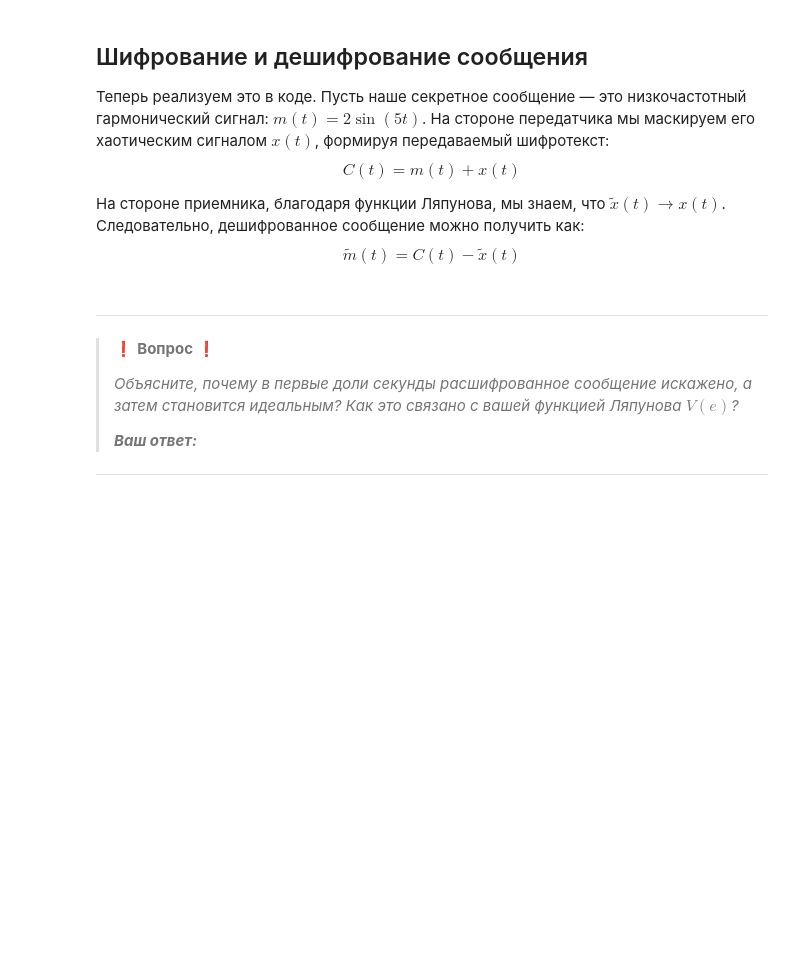
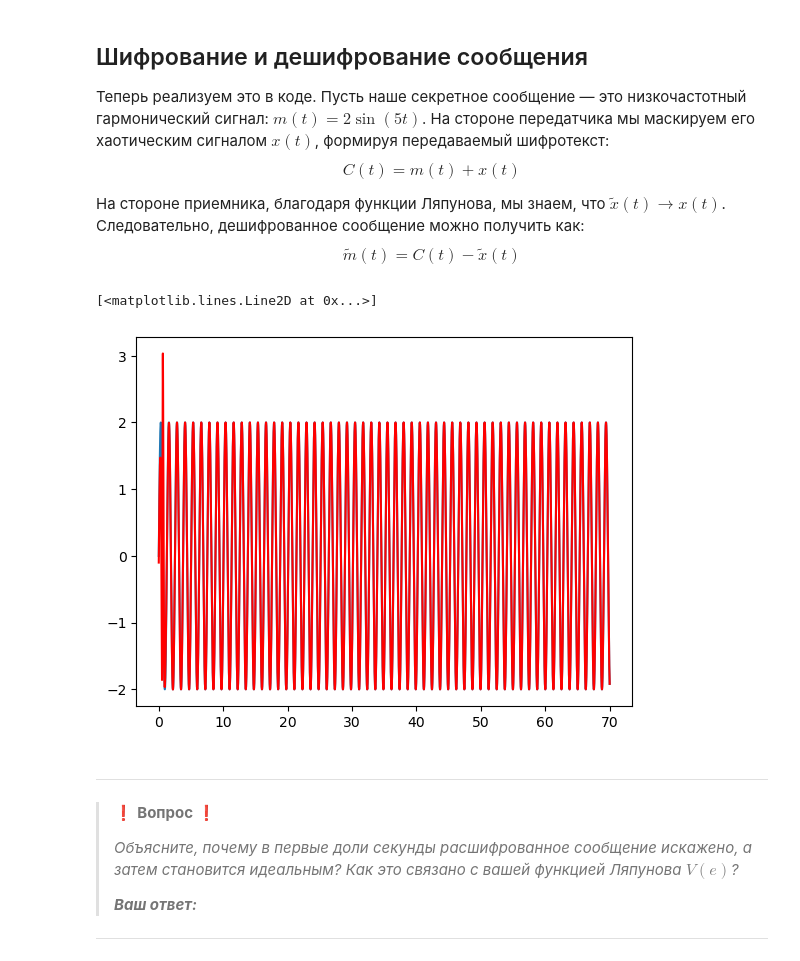
Before and after one commit to Vifiel/chaos, a Jupyter notebook: lab_de_chaos_crypto.ipynb, the cells around one changed output. Cells and saved outputs as stored; diff of their text form; code cells hidden in the pictures; blank space fills up the shorter version.

```diff
--- a/lab_de_chaos_crypto.ipynb
+++ b/lab_de_chaos_crypto.ipynb
@@ -273,24 +276,49 @@ $$C(t) = m(t) + x(t)$$
 
 На стороне приемника, благодаря функции Ляпунова, мы знаем, что $\tilde{x}(t) \to x(t)$. Следовательно, дешифрованное сообщение можно получить как:
 $$\tilde{m}(t) = C(t) - \tilde{x}(t)$$
-# %%
-def coupled_system(t, state):
-    x, y, z, xt, yt, zt = state
-
-    # ===== ВАШ КОД ЗДЕСЬ (Система передатчика) =====
-    dx = 0
-    dy = 0
-    dz = 0
-
-    # Передаваемый сигнал
-    u = x
-
-    # ===== ВАШ КОД ЗДЕСЬ (Система приемника с регулятором) =====
-    dxt = 0
-    dyt = 0
-    dzt = 0
-
-    return [dx, dy, dz, dxt, dyt, dzt]
+# %%
+def coupled_system(t, state):
+    x, y, z, xt, yt, zt = state
+
+    # ===== ВАШ КОД ЗДЕСЬ (Система передатчика) =====
+    dx = sigma*(y-x)
+    dy = x*(rho - z) - y
+    dz = x*y - beta*z
+
+    # Передаваемый сигнал
+    #u = 5*np.sin(t)
+    k = 2
+
+    # ===== ВАШ КОД ЗДЕСЬ (Система приемника с регулятором) =====
+    dxt = sigma*(yt-xt) - k*(xt-x)
+    dyt = xt*(rho - zt) - yt - k*(yt-y)
+    dzt = xt*yt - beta*zt - k*(zt-z)
+
+    return [dx, dy, dz, dxt, dyt, dzt]
+
+t_max = 70
+t_eval = np.linspace(0, t_max, 10000)
+
+state0 = [0.1, 0, 0, 0.2, 0, 0]
+t_span = [0, t_max]
+
+sol = solve_ivp(coupled_system, t_span, state0, t_eval=t_eval, method='Radau',
+                rtol=1e-6,
+                atol=1e-9)
+
+x_values = sol.y[0]
+xt_values = sol.y[3]
+
+m = 2*np.sin(5*t_eval)
+
+C = m + x_values
+mt = C - xt_values
+
+plt.plot(t_eval, m)
+plt.plot(t_eval, mt, color="red")
+# %% [output]
+[<matplotlib.lines.Line2D at 0x...>]
+[figure, added]
 # %% [markdown]
 ---
 > ❗ **Вопрос** ❗
```
Also changed, not shown: parts of 3 cells of this notebook.
